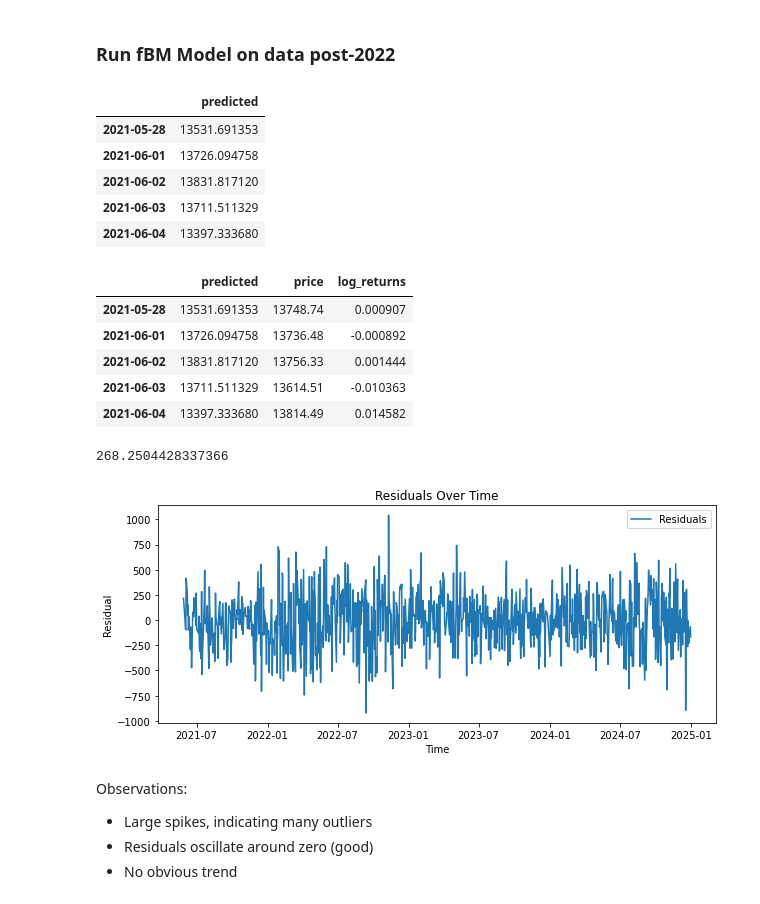
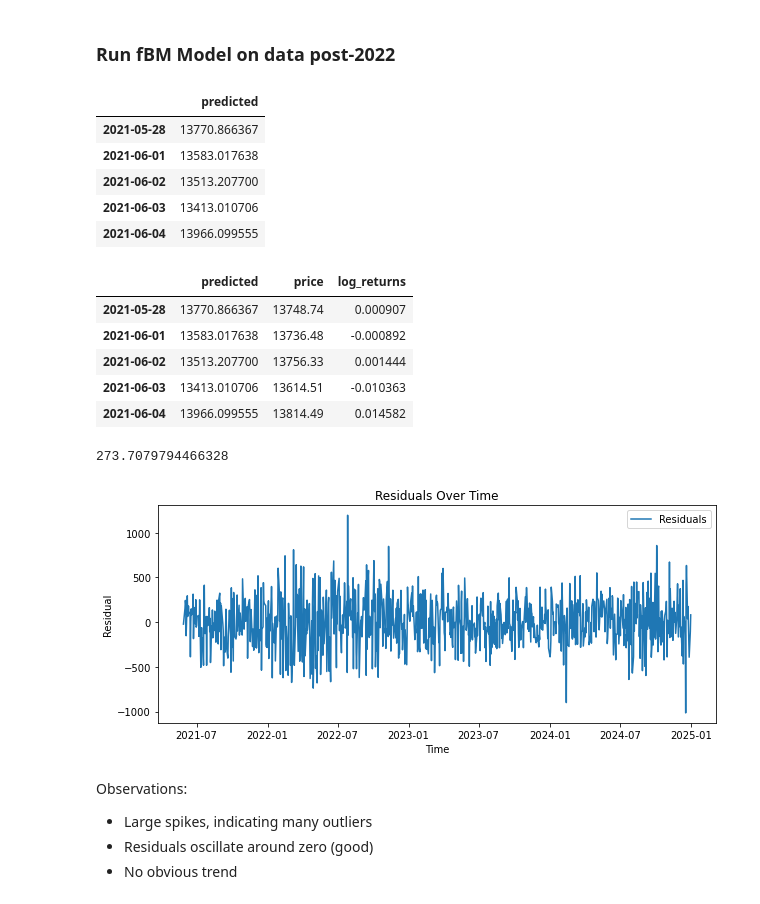
Before and after one commit to thatjosh/stats-practitioner-challenge, a Jupyter notebook: fBM_nasdaq.ipynb, the cells around one changed output. Saved outputs shown, nothing was run; the diff lists cells and outputs as text; code cells hidden in the pictures.

```diff
--- a/fBM_nasdaq.ipynb
+++ b/fBM_nasdaq.ipynb
@@ -338,30 +338,30 @@ Hit Ratios:
 # %%
 import utils
 
-nasdaq_obj = utils.SnpDf(NASDAQ)
+nasdaq_obj = utils.NasdaqDf(NASDAQ)
 result_df = utils.apply_rolling_predictions_from_start(nasdaq_obj, '2022-01-01', 150)
 result_df.head()
 # %% [output]
 |  | predicted |
-| 2021-05-28 | 13531.691353 |
-| 2021-06-01 | 13726.094758 |
-| 2021-06-02 | 13831.817120 |
-| 2021-06-03 | 13711.511329 |
-| 2021-06-04 | 13397.333680 |
+| 2021-05-28 | 13770.866367 |
+| 2021-06-01 | 13583.017638 |
+| 2021-06-02 | 13513.207700 |
+| 2021-06-03 | 13413.010706 |
+| 2021-06-04 | 13966.099555 |
 # %%
 merged_df = result_df.join(NASDAQ, how='inner')
 merged_df.head()
 # %% [output]
 |  | predicted | price | log_returns |
-| 2021-05-28 | 13531.691353 | 13748.74 | 0.000907 |
-| 2021-06-01 | 13726.094758 | 13736.48 | -0.000892 |
-| 2021-06-02 | 13831.817120 | 13756.33 | 0.001444 |
-| 2021-06-03 | 13711.511329 | 13614.51 | -0.010363 |
-| 2021-06-04 | 13397.333680 | 13814.49 | 0.014582 |
+| 2021-05-28 | 13770.866367 | 13748.74 | 0.000907 |
+| 2021-06-01 | 13583.017638 | 13736.48 | -0.000892 |
+| 2021-06-02 | 13513.207700 | 13756.33 | 0.001444 |
+| 2021-06-03 | 13413.010706 | 13614.51 | -0.010363 |
+| 2021-06-04 | 13966.099555 | 13814.49 | 0.014582 |
 # %%
 utils.compute_rmse(merged_df, 'predicted', 'price')
 # %% [output]
-268.2504428337366
+273.7079794466328
 # %%
 fig = go.Figure()
 fig.add_trace(go.Scatter(
@@ -403,7 +403,7 @@ plt.ylabel("Residual")
 plt.legend()
 plt.show()
 # %% [output]
-[figure, old version]
+[figure, new version]
 # %% [markdown]
 Observations:
 - Large spikes, indicating many outliers
```
Also changed, not shown: parts of 5 cells of this notebook, 1 other file.
